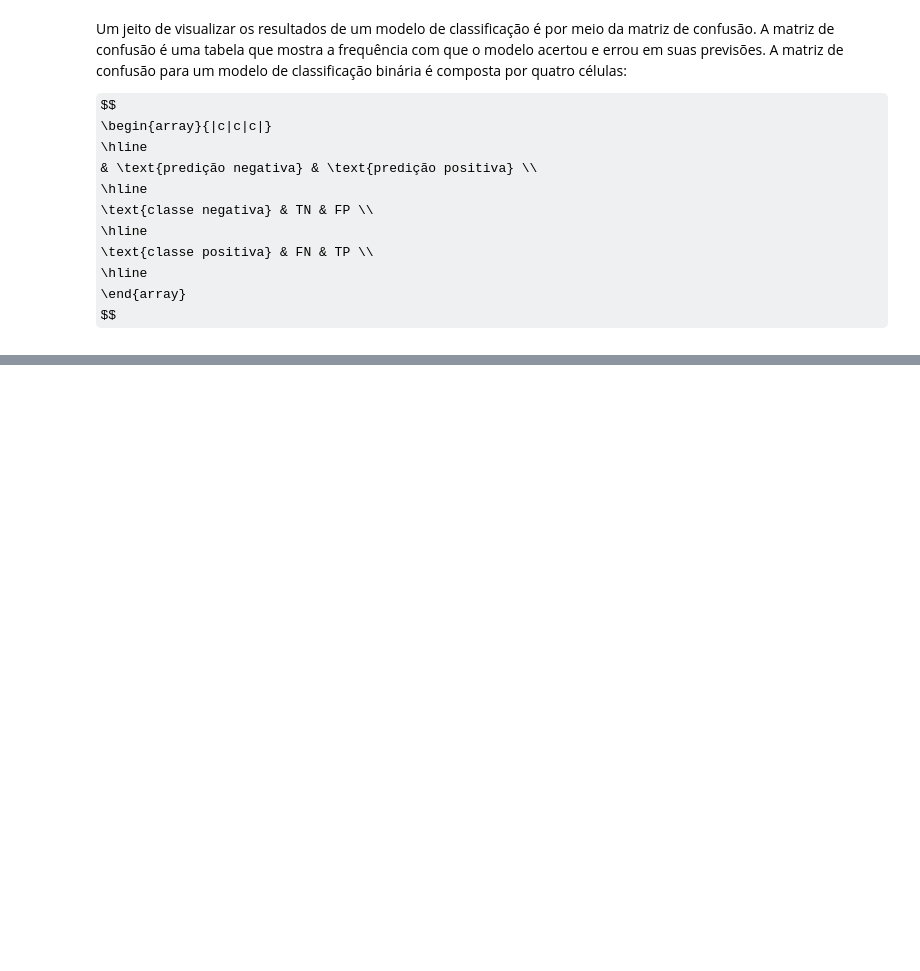
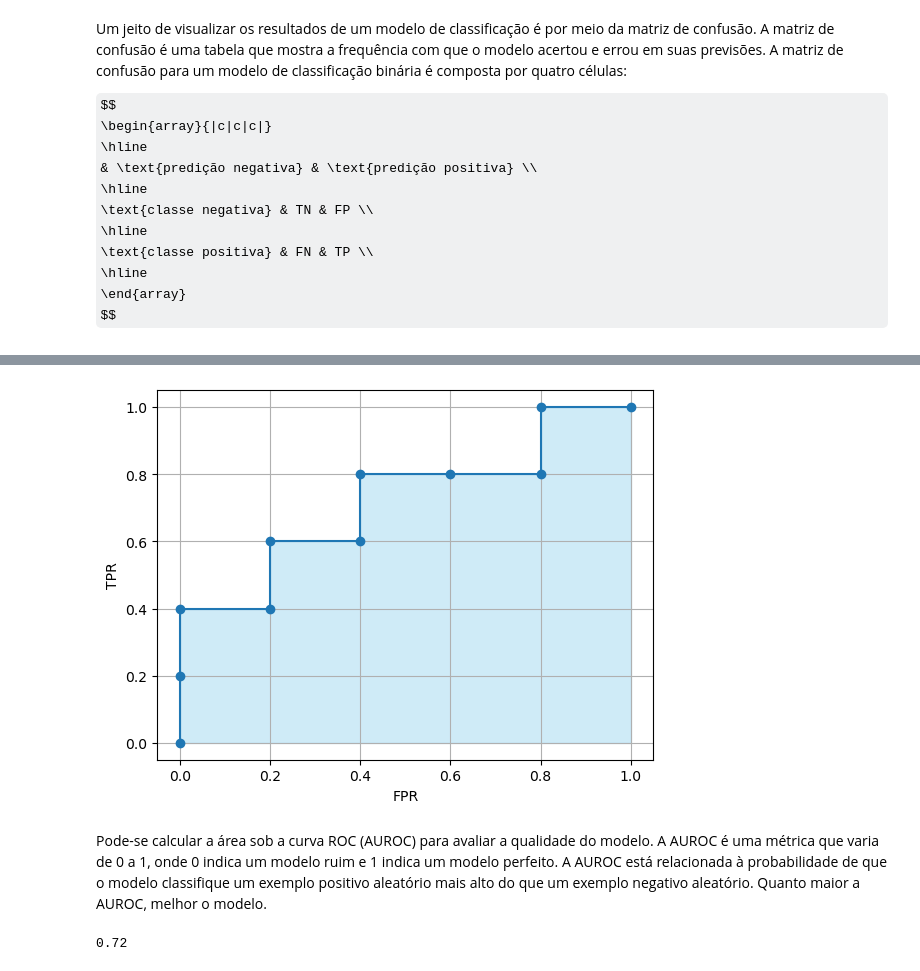
Before and after one commit to HilarioMarques/Classificacao_AlgoritmosLineares_DiagnosticoCancer_Kaggle, a Jupyter notebook: notebooks/Metricas.ipynb, the cells around one changed output, grey strips where cells are left out. Saved outputs shown, nothing was run; the diff lists cells and outputs as text; code cells hidden in the pictures; some formulas as TeX source; blank space fills up the shorter version.

```diff
--- a/notebooks/Metricas.ipynb
+++ b/notebooks/Metricas.ipynb
@@ -101,0 +498,18 @@ $$
+# %%
+plt.fill_between(fpr, tpr, color='skyblue', alpha=0.4)
+plt.plot(fpr, tpr, marker='o')
+plt.xlabel('FPR')
+plt.ylabel('TPR')
+
+plt.grid()
+
+plt.show()
+# %% [output]
+[figure, added]
+# %% [markdown]
+Pode-se calcular a área sob a curva ROC (AUROC) para avaliar a qualidade do modelo. A AUROC é uma métrica que varia de 0 a 1, onde 0 indica um modelo ruim e 1 indica um modelo perfeito. A AUROC está relacionada à probabilidade de que o modelo classifique um exemplo positivo aleatório mais alto do que um exemplo negativo aleatório. Quanto maior a AUROC, melhor o modelo.
+# %%
+area = 18 / 25
+area
+# %% [output]
+0.72
```
Also changed, not shown: parts of 70 cells of this notebook, 1 other file.
